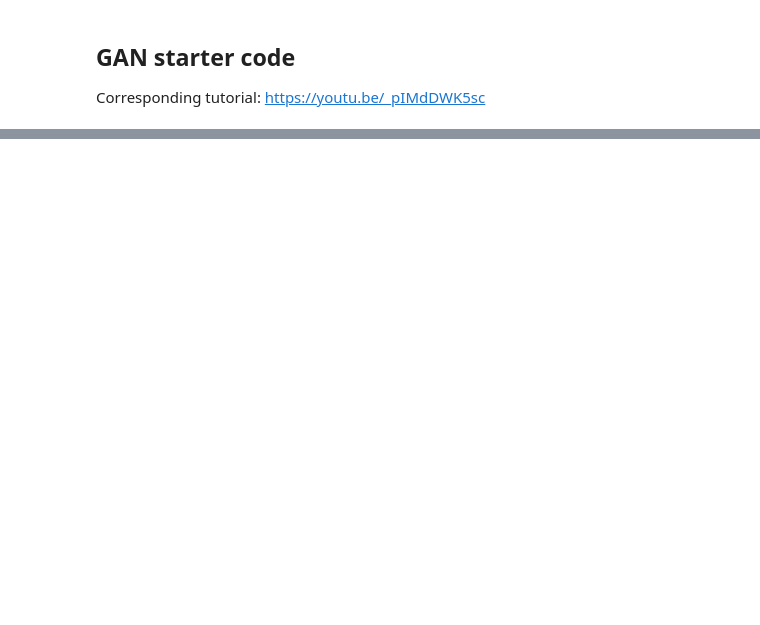
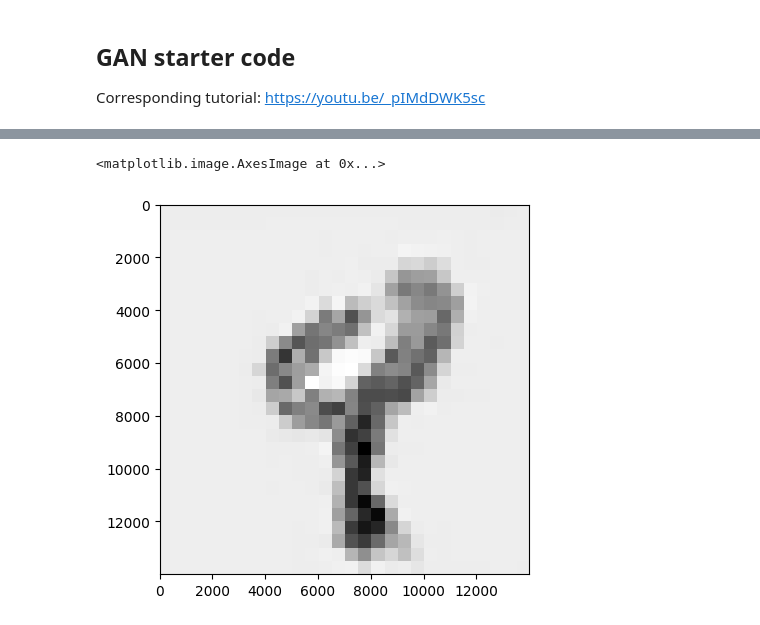
Before and after one commit to yagnaVNK/DeepLearning_class, a Jupyter notebook: GansTutorial/GAN_pytorch.ipynb, the cells around one changed output, grey strips where cells are left out. Drawn from its saved outputs; the diff is of its cells as text; code cells hidden in the pictures; blank space fills up the shorter version.

```diff
--- a/GansTutorial/GAN_pytorch.ipynb
+++ b/GansTutorial/GAN_pytorch.ipynb
@@ -220,0 +255,11 @@ RuntimeError: Training with multiple optimizers is only supported with manual op
+# %%
+test = torch.randn(28, model.hparams.latent_dim)
+test_img = model.generator(test)
+
+from  torch.nn.modules.upsampling import Upsample
+m = Upsample(scale_factor=500, mode='nearest')
+x_upsampled = m(test_img)
+plt.imshow(x_upsampled.detach()[0,0,:,:], cmap='gray_r' , interpolation='none')
+# %% [output]
+<matplotlib.image.AxesImage at 0x...>
+[figure, added]
```
Also changed, not shown: parts of 3 cells of this notebook, 57 other files.
